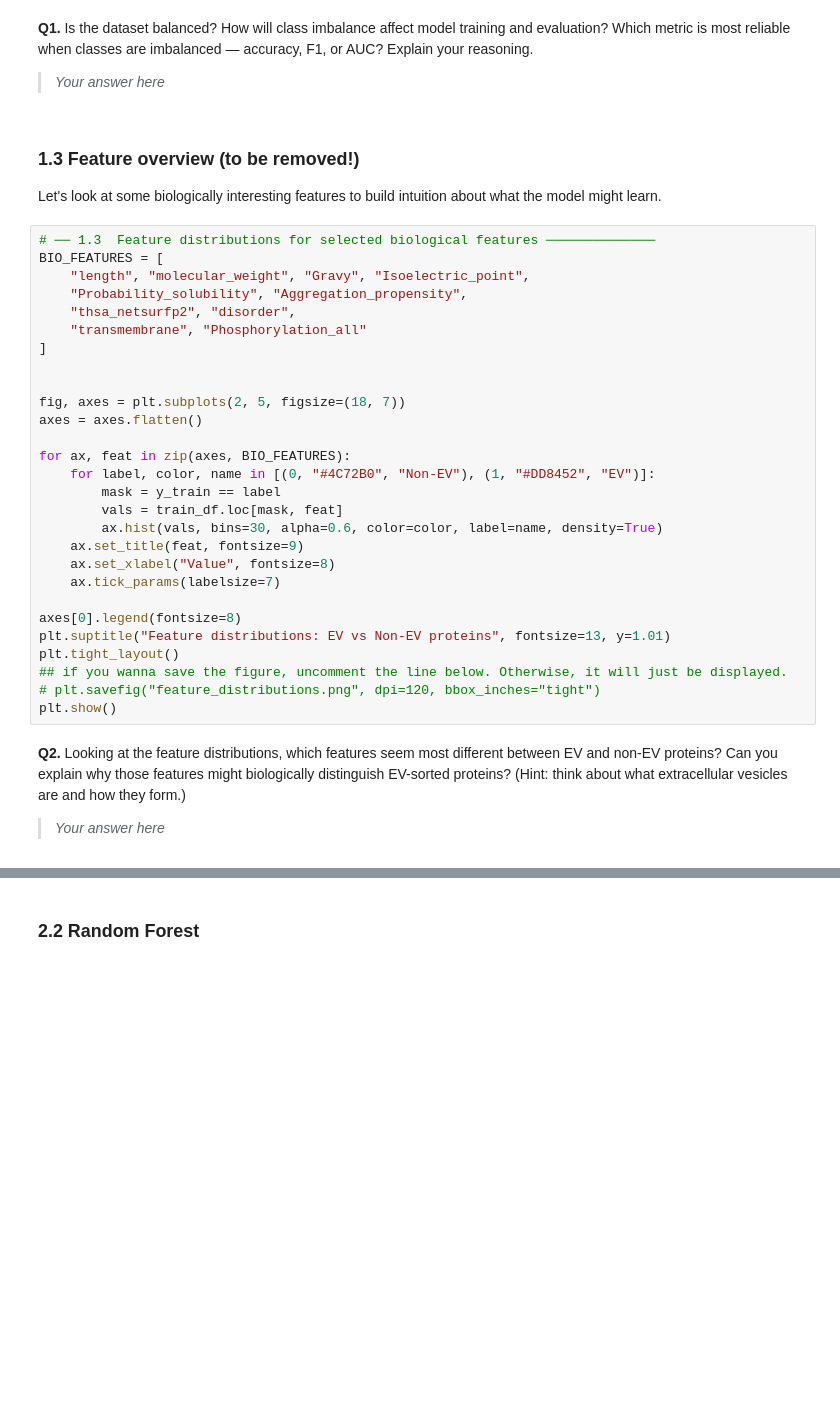
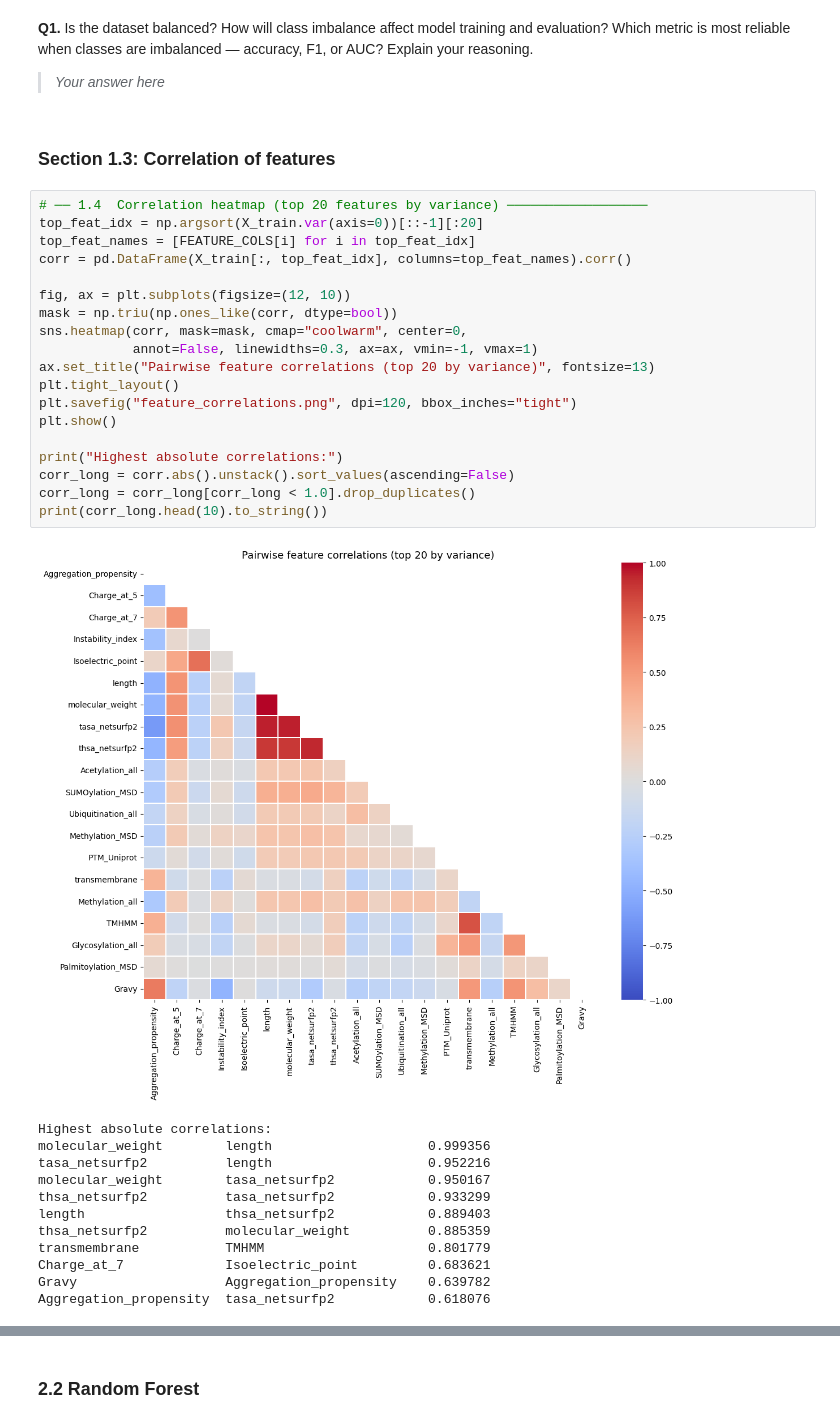
Before and after one commit to Majeed7/MbioAML_Assignment, a Jupyter notebook: Assignment1_LIME_SHAP_EV_Proteins.ipynb, the cells around one changed output, grey strips where cells are left out. Saved outputs shown, nothing was run; the diff lists cells and outputs as text; blank space fills up the shorter version.

```diff
--- a/Assignment1_LIME_SHAP_EV_Proteins.ipynb
+++ b/Assignment1_LIME_SHAP_EV_Proteins.ipynb
@@ -189,42 +210,40 @@ print(f"Test  positive rate: {y_test.mean():.3f}")
 **Q1.** Is the dataset balanced? How will class imbalance affect model training and evaluation? Which metric is most reliable when classes are imbalanced — accuracy, F1, or AUC? Explain your reasoning.
 
 > *Your answer here*
-# %% [markdown]
-### 1.3 Feature overview (to be removed!)
-
-Let's look at some biologically interesting features to build intuition about what the model might learn.
-# %%
-# ── 1.3  Feature distributions for selected biological features ──────────────
-BIO_FEATURES = [
-    "length", "molecular_weight", "Gravy", "Isoelectric_point",
-    "Probability_solubility", "Aggregation_propensity",
-    "thsa_netsurfp2", "disorder",
-    "transmembrane", "Phosphorylation_all"
-]
-
-
-fig, axes = plt.subplots(2, 5, figsize=(18, 7))
-axes = axes.flatten()
-
-for ax, feat in zip(axes, BIO_FEATURES):
-    for label, color, name in [(0, "#4C72B0", "Non-EV"), (1, "#DD8452", "EV")]:
-        mask = y_train == label
-        vals = train_df.loc[mask, feat]
-        ax.hist(vals, bins=30, alpha=0.6, color=color, label=name, density=True)
-    ax.set_title(feat, fontsize=9)
-    ax.set_xlabel("Value", fontsize=8)
-    ax.tick_params(labelsize=7)
-
-axes[0].legend(fontsize=8)
-plt.suptitle("Feature distributions: EV vs Non-EV proteins", fontsize=13, y=1.01)
-plt.tight_layout()
-## if you wanna save the figure, uncomment the line below. Otherwise, it will just be displayed.
-# plt.savefig("feature_distributions.png", dpi=120, bbox_inches="tight")
-plt.show()
-# %% [markdown]
-**Q2.** Looking at the feature distributions, which features seem most different between EV and non-EV proteins? Can you explain why those features might biologically distinguish EV-sorted proteins? (Hint: think about what extracellular vesicles are and how they form.)
-
-> *Your answer here*
+# %% [markdown]
+### Section 1.3: Correlation of features
+# %%
+# ── 1.4  Correlation heatmap (top 20 features by variance) ──────────────────
+top_feat_idx = np.argsort(X_train.var(axis=0))[::-1][:20]
+top_feat_names = [FEATURE_COLS[i] for i in top_feat_idx]
+corr = pd.DataFrame(X_train[:, top_feat_idx], columns=top_feat_names).corr()
+
+fig, ax = plt.subplots(figsize=(12, 10))
+mask = np.triu(np.ones_like(corr, dtype=bool))
+sns.heatmap(corr, mask=mask, cmap="coolwarm", center=0,
+            annot=False, linewidths=0.3, ax=ax, vmin=-1, vmax=1)
+ax.set_title("Pairwise feature correlations (top 20 by variance)", fontsize=13)
+plt.tight_layout()
+plt.savefig("feature_correlations.png", dpi=120, bbox_inches="tight")
+plt.show()
+
+print("Highest absolute correlations:")
+corr_long = corr.abs().unstack().sort_values(ascending=False)
+corr_long = corr_long[corr_long < 1.0].drop_duplicates()
+print(corr_long.head(10).to_string())
+# %% [output]
+[figure, added]
+Highest absolute correlations:
+molecular_weight        length                    0.999356
+tasa_netsurfp2          length                    0.952216
+molecular_weight        tasa_netsurfp2            0.950167
+thsa_netsurfp2          tasa_netsurfp2            0.933299
+length                  thsa_netsurfp2            0.889403
+thsa_netsurfp2          molecular_weight          0.885359
+transmembrane           TMHMM                     0.801779
+Charge_at_7             Isoelectric_point         0.683621
+Gravy                   Aggregation_propensity    0.639782
+Aggregation_propensity  tasa_netsurfp2            0.618076
 # %% [markdown]
 ---
 ## Section 2: Model Training <a id='models'></a>
```
Also changed, not shown: parts of 71 cells of this notebook, 2 other files.
